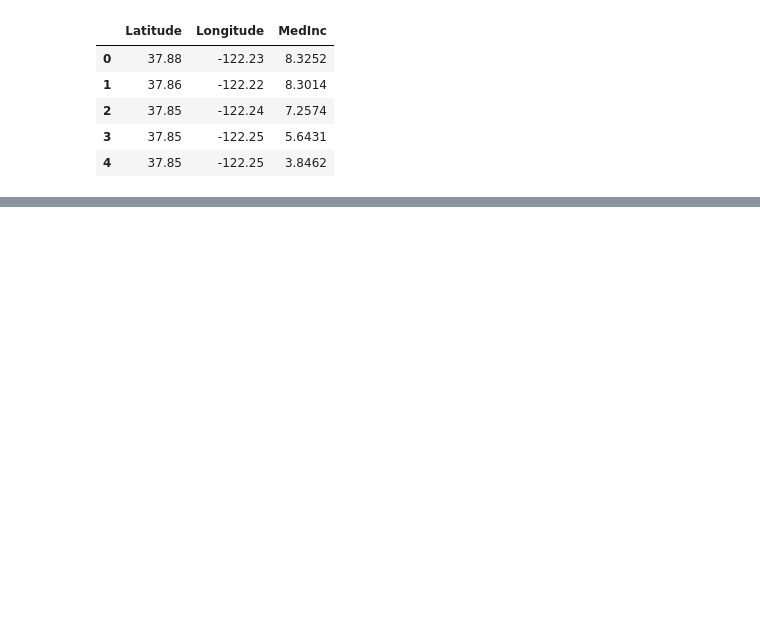
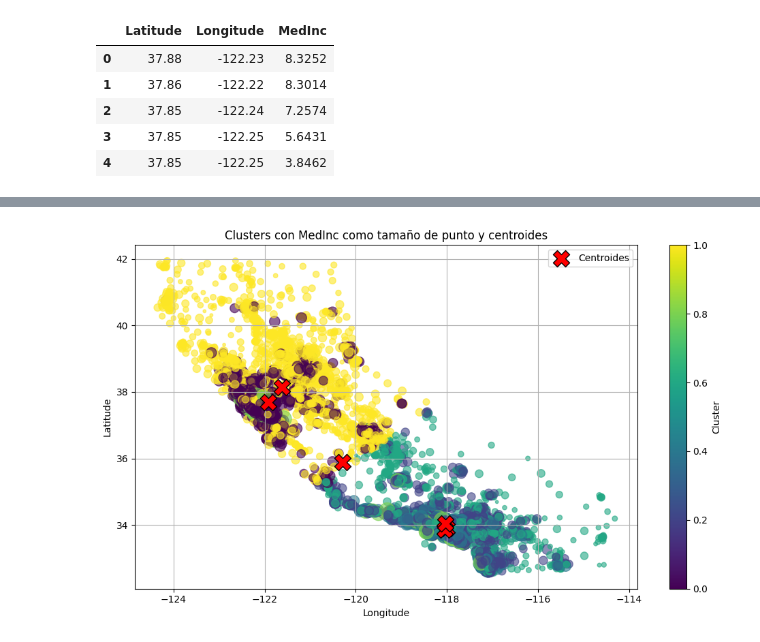
Before and after one commit to Julianmarania/UNSUPERVISED_LEARNING_Project_25_Julian_Lopez, a Jupyter notebook: src/explore.ipynb, the cells around one changed output, grey strips where cells are left out. Saved outputs shown, nothing was run; the diff lists cells and outputs as text; code cells hidden in the pictures; blank space fills up the shorter version.

```diff
--- a/src/explore.ipynb
+++ b/src/explore.ipynb
@@ -24,0 +132,30 @@ data_limpia.head()
+# %%
+plt.figure(figsize=(10, 6))
+
+# Scatter de los puntos
+plt.scatter(
+    X_train['Longitude'], X_train['Latitude'],
+    c=X_train['Cluster'], cmap='viridis',
+    s=X_train['MedInc'] * 20,  # Tamaño proporcional a MedInc
+    alpha=0.6,
+)
+
+# Centroides
+centroides = model.cluster_centers_
+plt.scatter(
+    centroides[:, 1], centroides[:, 0],  # Longitude y Latitude
+    c='red', edgecolors='black', marker='X', s=300, label='Centroides',
+    zorder=10  # Asegura que estén por encima
+)
+
+# Estética
+plt.xlabel('Longitude')
+plt.ylabel('Latitude')
+plt.title('Clusters con MedInc como tamaño de punto y centroides')
+plt.colorbar(label='Cluster')
+plt.legend()
+plt.grid(True)
+plt.tight_layout()
+plt.show()
+# %% [output]
+[figure, added]
```
Also changed, not shown: parts of 21 cells of this notebook.
